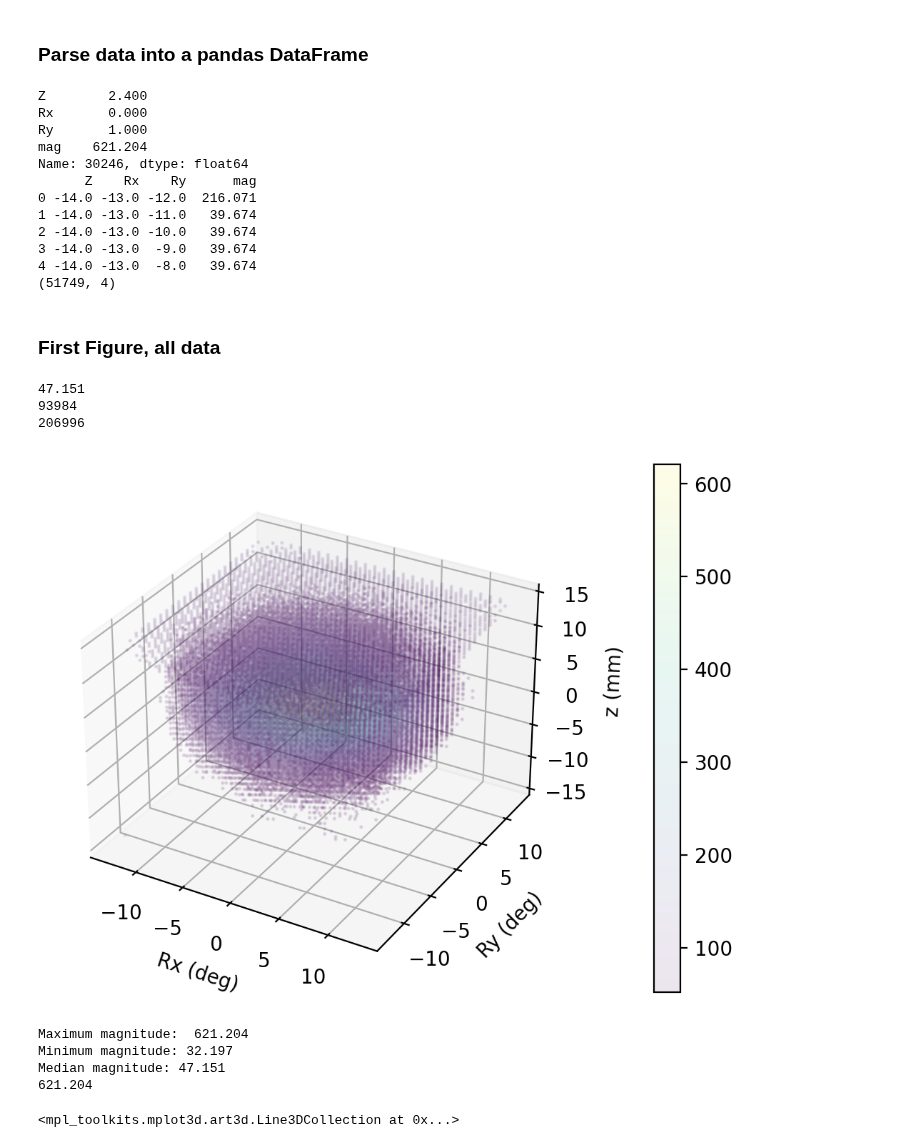
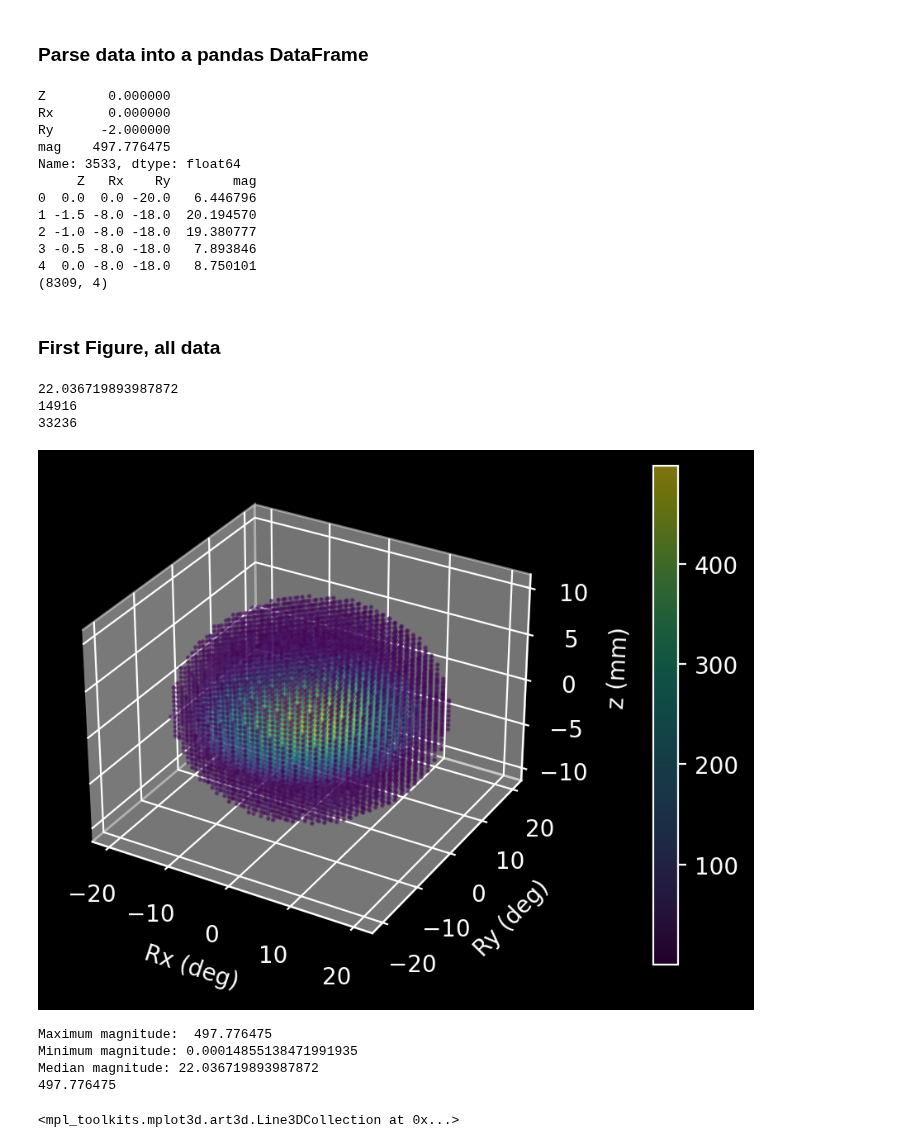
Before and after one commit to Benji-UW/COBOT-Transducer-Control-Code, a Jupyter notebook: Debugging Scripts/Fullscan_renders.ipynb, the cells around one changed output. Drawn from its saved outputs; the diff is of its cells as text; code cells hidden in the pictures.

```diff
--- a/Debugging Scripts/Fullscan_renders.ipynb
+++ b/Debugging Scripts/Fullscan_renders.ipynb
@@ -63,9 +63,9 @@ Debug mode prints more information to the notebook, save_figs outputs the releva
 # %%
 debug_mode = True
 save_figs = False
-file_no = 6
-# plt.style.use("dark_background")
-plt.style.use("default")
+file_no = 21
+plt.style.use("dark_background")
+# plt.style.use("default")
 
 if save_figs:
     plt.rcParams['figure.dpi'] = 500
@@ -131,18 +131,18 @@ if debug_mode:
     print(dat.head())
     print(dat.shape)
 # %% [output]
-Z        2.400
-Rx       0.000
-Ry       1.000
-mag    621.204
-Name: 30246, dtype: float64
-      Z    Rx    Ry      mag
-0 -14.0 -13.0 -12.0  216.071
-1 -14.0 -13.0 -11.0   39.674
-2 -14.0 -13.0 -10.0   39.674
-3 -14.0 -13.0  -9.0   39.674
-4 -14.0 -13.0  -8.0   39.674
-(51749, 4)
+Z        0.000000
+Rx       0.000000
+Ry      -2.000000
+mag    497.776475
+Name: 3533, dtype: float64
+     Z   Rx    Ry        mag
+0  0.0  0.0 -20.0   6.446796
+1 -1.5 -8.0 -18.0  20.194570
+2 -1.0 -8.0 -18.0  19.380777
+3 -0.5 -8.0 -18.0   7.893846
+4  0.0 -8.0 -18.0   8.750101
+(8309, 4)
 # %% [markdown]
 ### First Figure, all data
 # %%
@@ -152,50 +152,47 @@ med = np.median(dat['mag'])
 dat2 = dat[dat['mag'] > med*1.1]
 
 print(med)
 print(dat2.size)
 print(dat.size)
 
-# Choose colormap
-cmap = plt.cm.viridis
 
-# Get the colormap colors
-my_cmap = cmap(np.arange(cmap.N))
-# Set alpha
-my_cmap[:,-1] = np.linspace(0, 1, cmap.N)*0.7
-# Create new colormap
-my_cmap = ListedColormap(my_cmap)
+cmap = plt.cm.viridis # Choose colormap
+my_cmap = cmap(np.arange(cmap.N)) # Get the colormap colors
+my_cmap[:,-1] = np.linspace(0, 1, cmap.N)*0.8 # Set alpha
+my_cmap = ListedColormap(my_cmap) # Create new colormap
 
 
-fig = ax.scatter(dat2['Rx'], dat2['Ry'], dat2['Z'], c=dat2['mag'], cmap='viridis', alpha=0.1,s=1)
+# fig = ax.scatter(dat2['Rx'], dat2['Ry'], dat2['Z'], c=dat2['mag'], cmap='viridis', alpha=0.1,s=1)
 # fig = ax.scatter(dat['Rx'], dat['Ry'], dat['Z'], c=dat['mag'], cmap=my_cmap,s=4)
+fig = ax.scatter(dat['Rx'], dat['Ry'], dat['Z'], c=dat['mag'], cmap='viridis',s=1,alpha=0.5)
 
 ax.set_xlabel("Rx (deg)")
 ax.set_ylabel("Ry (deg)")
 ax.set_zlabel("z (mm)")
 
 plt.colorbar(fig, pad=0.13)
 if save_figs:
     plt.savefig("figures\\fullscan_render_test_%s.jpg" % file_no, dpi=400)
 plt.show()
 
 if debug_mode:
     print(f"Maximum magnitude:  {max(dat['mag'])}")
     print(f"Minimum magnitude: {min(dat['mag'])}")
     print(f"Median magnitude: {med}")
     print(max(dat['mag']))
 
     # print((min(dat2['Rx']),max(dat2['Rx'])))
     # print((min(dat2['Ry']),max(dat2['Ry'])))
     # print((min(dat2['Z']),max(dat2['Z'])))
 # %% [output]
-47.151
-93984
-206996
+22.036719893987872
+14916
+33236
-[figure, old version]
+[figure, new version]
-Maximum magnitude:  621.204
-Minimum magnitude: 32.197
-Median magnitude: 47.151
-621.204
+Maximum magnitude:  497.776475
+Minimum magnitude: 0.00014855138471991935
+Median magnitude: 22.036719893987872
+497.776475
 # %%
 fig = plt.figure(figsize=(4,4), constrained_layout=True)
 ax = fig.add_subplot(projection='3d')
```
Also changed, not shown: parts of 7 cells of this notebook, 10 other files.
